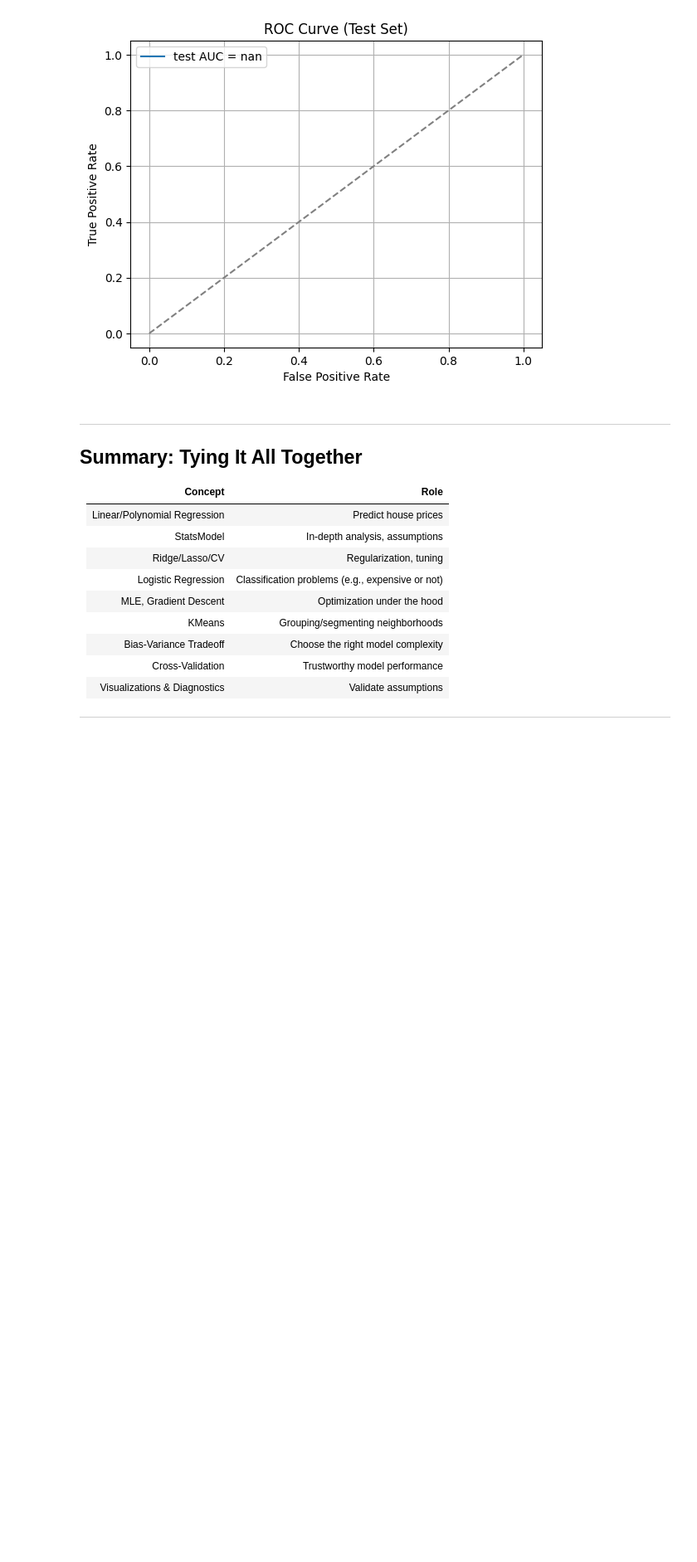
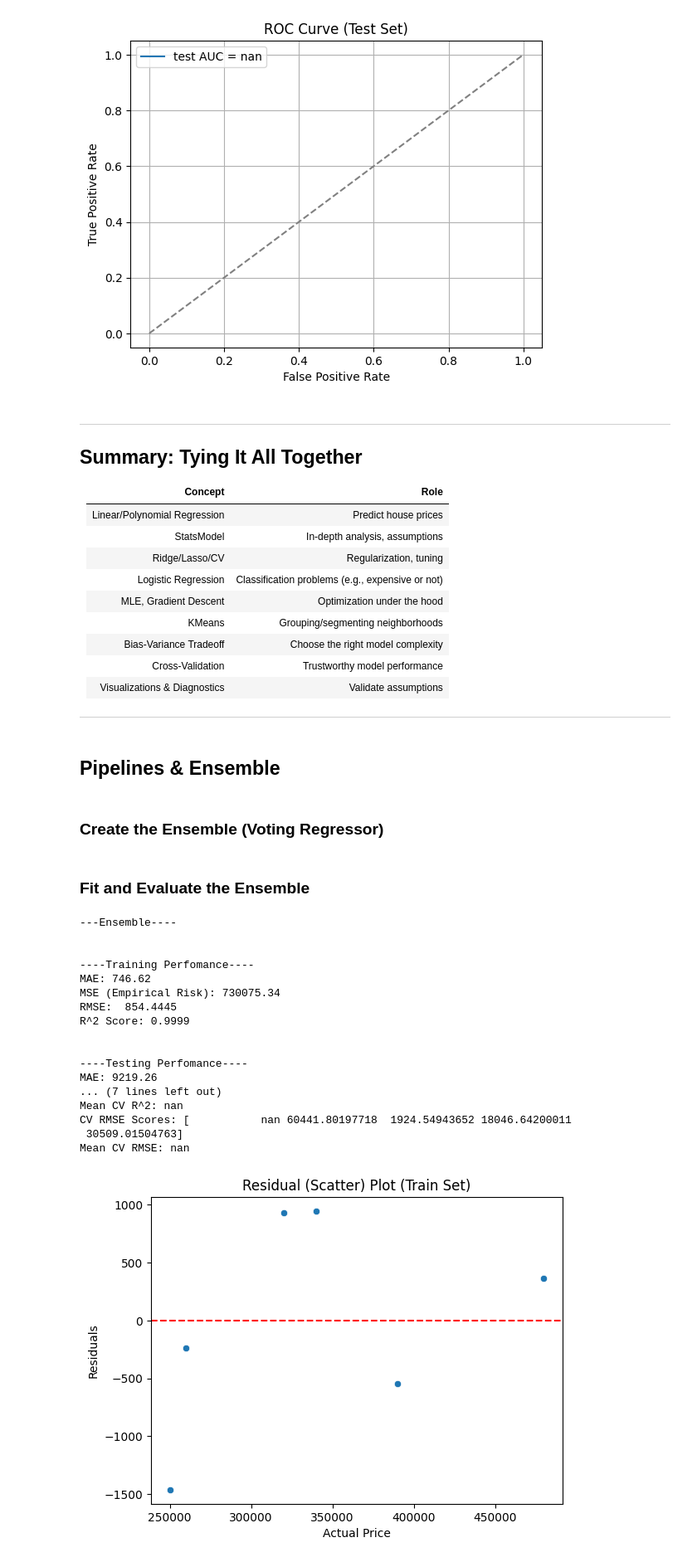
Before and after one commit to ms-tutorials/ds-lessons, a Jupyter notebook: phase-3/miniproject.ipynb, the cells around one changed output. Shown at 83% size. Drawn from its saved outputs; the diff is of its cells as text; code cells hidden in the pictures; blank space fills up the shorter version.

```diff
--- a/phase-3/miniproject.ipynb
+++ b/phase-3/miniproject.ipynb
@@ -559,3 +561,69 @@ weighted avg       1.00      1.00      1.00         2
 | Visualizations & Diagnostics | Validate assumptions                             |
 
 ---
+# %% [markdown]
+## Pipelines & Ensemble
+# %%
+# Polynomial Regression Pipeline
+poly_pipeline = Pipeline([
+('scaler', StandardScaler()),
+('poly', PolynomialFeatures(degree=2, include_bias=False)),
+('linear', LinearRegression())
+])
+
+# LassoCV Pipeline
+lasso_pipeline = Pipeline([
+('scaler', StandardScaler()),
+('lasso', LassoCV(alphas=np.logspace(-3, 3, 50), cv=5, max_iter=10000))
+])
+
+# RidgeCV Pipeline
+ridge_pipeline = Pipeline([
+('scaler', StandardScaler()),
+('ridge', RidgeCV(alphas=np.logspace(-3, 3, 50), cv=5))
+])
+
+# Decision Tree (no scaling needed)
+tree_model = DecisionTreeRegressor(max_depth=4, random_state=42)
+# %% [markdown]
+### Create the Ensemble (Voting Regressor)
+# %%
+# Voting ensemble of all four models
+ensemble_model = VotingRegressor([
+('lasso', lasso_pipeline),
+('poly', poly_pipeline),
+('ridge', ridge_pipeline),
+('tree', tree_model)
+])
+# %% [markdown]
+### Fit and Evaluate the Ensemble
+# %%
+# Fit the ensemble
+ensemble_model.fit(X_train, y_train)
+
+# Predict and evaluate
+y_pred = ensemble_model.predict(X_test)
+
+rmse = np.sqrt(mean_squared_error(y_test, y_pred))
+r2 = r2_score(y_test, y_pred)
+
+evaluate.evaluate_regression_model("Ensemble", df_clean, ensemble_model, X_train, X_test, y_train, y_test, True)
+# %% [output]
+---Ensemble----
+
+
+----Training Perfomance----
+MAE: 746.62
+MSE (Empirical Risk): 730075.34
+RMSE:  854.4445
+R^2 Score: 0.9999
+
+
+----Testing Perfomance----
+MAE: 9219.26
+... (7 lines left out)
+Mean CV R^2: nan
+CV RMSE Scores: [           nan 60441.80197718  1924.54943652 18046.64200011
+ 30509.01504763]
+Mean CV RMSE: nan
+[figure, added]
```
Also changed, not shown: parts of 4 cells of this notebook, 7 other files.
